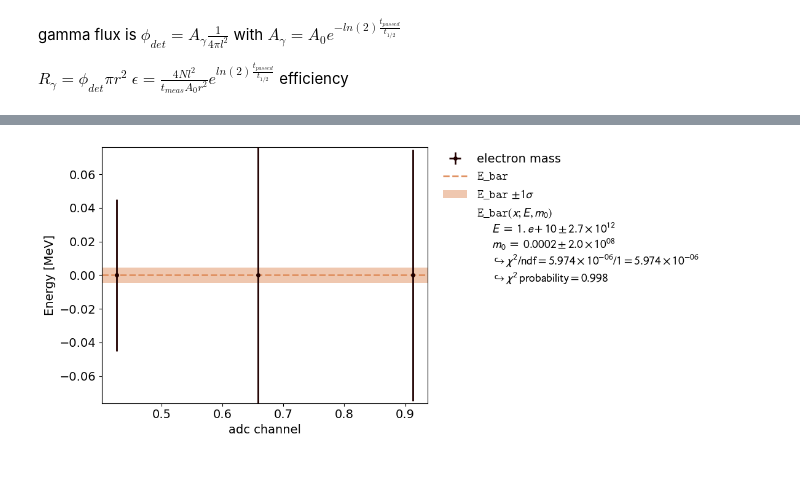
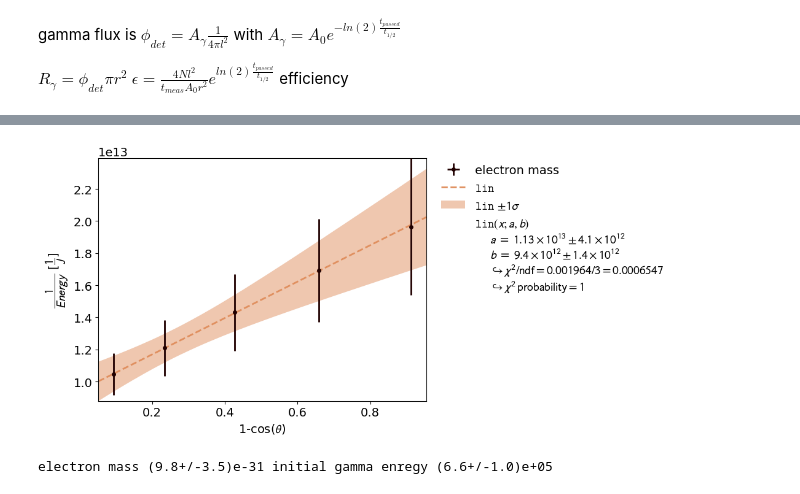
Before and after one commit to HerbertderGrosse/P3, a Jupyter notebook: Compton/compton.ipynb, the cells around one changed output, grey strips where cells are left out. Drawn from its saved outputs; the diff is of its cells as text; code cells hidden in the pictures.

```diff
--- a/Compton/compton.ipynb
+++ b/Compton/compton.ipynb
@@ -200,24 +251,32 @@ done
 # %%
 
 energy_list=[]
+energy2_list=[]
+
 event_list=[]
 
 labellist=[85,70,55,40,25]
-fit_list=[[300, 400 ], [400, 500 ], [500, 700 ], [500, 700 ], [500, 700 ],]
+fit_list=[[300, 400 ], [400, 500 ], [500, 700 ], [600, 700 ], [700, 800 ]]
 for i in range(0,len(target_list)):
+
     plt.plot(convertChannel((target_list[i][1])[:-1]),  (target_list[i][0]-background_list[i][0]), label="angle "+str(labellist[i])+"°" )
-    plt.legend()
     bin_centers,n1=(target_list[i][1])[:-1],  (target_list[i][0]-background_list[i][0]),
-    x,y,z=gauss_fit(bin_centers,n1, fit_list[i][0], fit_list[i][1], func=convertChannel)
-    energy=u.ufloat(convertChannel(x,True).n,convertChannel(x,True).s+convertChannel(y))
+    x,y,z=gauss_fit(bin_centers,n1, fit_list[i][0], fit_list[i][1], func=convertChannel,label=False)
+    y=np.abs(y)
+    energy=u.ufloat(convertChannel(x,True).n,convertChannel(y))
+    energy2=u.ufloat(convertChannel(x,True).n,np.sqrt(convertChannel(x)))
+
     energy_list.append(energy)
+    energy2_list.append(energy2)
+
     print(convertChannel(x,True),convertChannel(y,True))
-    peak=integrate(bin_centers,n1,x,y,z,func=convertChannel)
+    peak=integrate(bin_centers,n1,x,y,z,func=convertChannel,label=False)
     event_list.append(peak)
 plt.grid(1)
+plt.legend()
 plt.xlim(0,0.8)
 plt.xlabel("energy [MeV]")
-plt.vlines(0.662,0,300)
+plt.vlines(0.662,0,300,label="energy at 0°")
 plt.ylabel("counts")
 
 plt.show()
@@ -253,23 +337,27 @@ plt.show()
 # %%
-
-def E_bar(x,E,m_0=1e-10):
-    c = 299792458
-    return (1/E*1e6)-x/(m_0*c**2)
+def lin(x,a=1e13,b=1e13):
+    return a*x+b
 
 
-data = kafe2.XYContainer((1-np.cos(np.array(labellist[:3])*np.pi/180 )),[1/(x.n*1e6) for x in energy_list])
+data = kafe2.XYContainer((1-np.cos(np.array(labellist)*np.pi/180 )),[x.n for x in rcp_energy_list])
 data.label = 'electron mass'
-data.add_error('y', [x.s for x in energy_list])
+data.add_error('y', [x.s for x in rcp_energy_list])
 
-fit = kafe2.Fit(data,E_bar)
-#fit.add_parameter_constraint("E",0.662,0.001)
-fit.do_fit()wer
+fit = kafe2.Fit(data,lin)
+
+fit.do_fit()
 pl = kafe2.Plot(fit)
-pl.x_label = 'adc channel'
-pl.y_label = 'Energy [MeV]'
-#pl.x_range = (0.0014, 0.0019)
+pl.x_label = '1-cos($\\theta$)'
+pl.y_label = '$\dfrac{1}{Energy}$ [$\dfrac{1}{J}$]'
 
 pl.plot()
 plt.show()
+
+a= u.ufloat(fit.parameter_values[0],fit.parameter_errors[0])
+b= u.ufloat(fit.parameter_values[1],fit.parameter_errors[1])
+
+c = 299792458
+print("electron mass", 1/(a*c**2),"initial gamma enregy",1/(b*electron_charge))
 # %% [output]
-[figure, old version]
+[figure, new version]
+electron mass (9.8+/-3.5)e-31 initial gamma enregy (6.6+/-1.0)e+05
```
Also changed, not shown: parts of 7 cells of this notebook, 1 other file.
